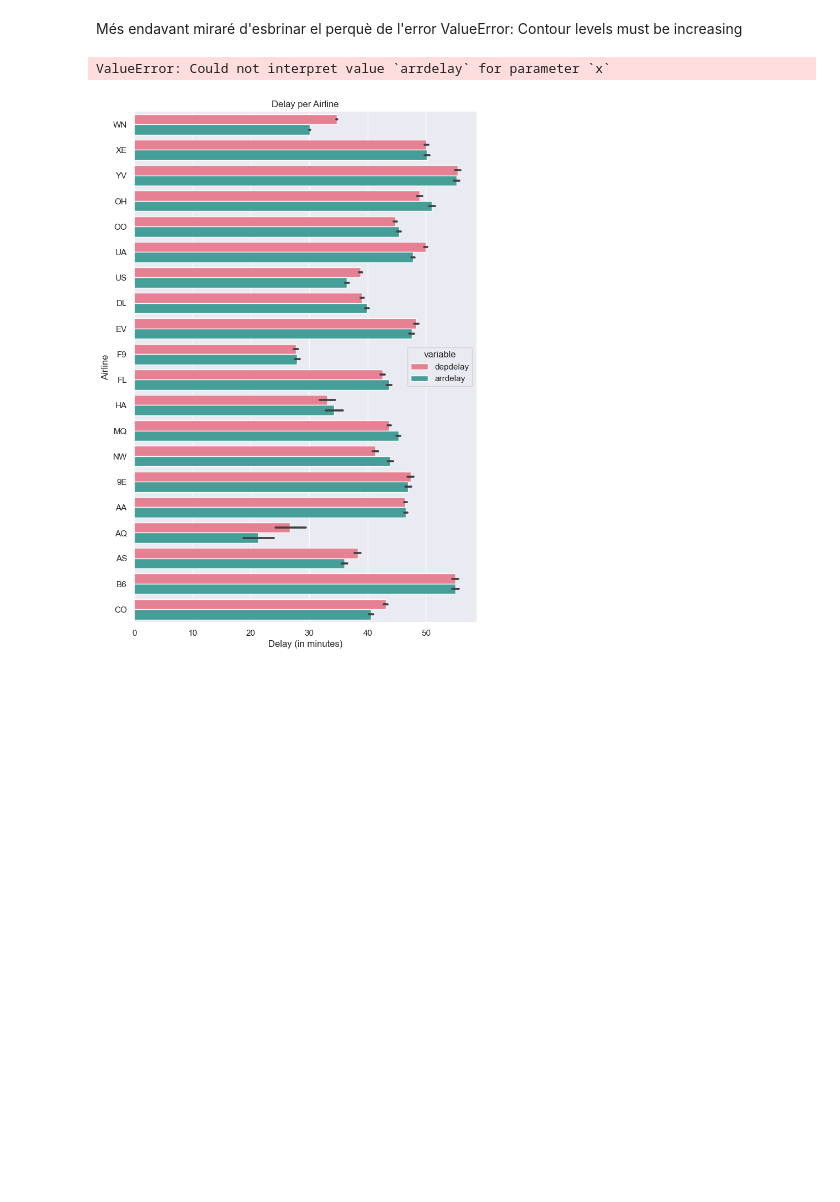
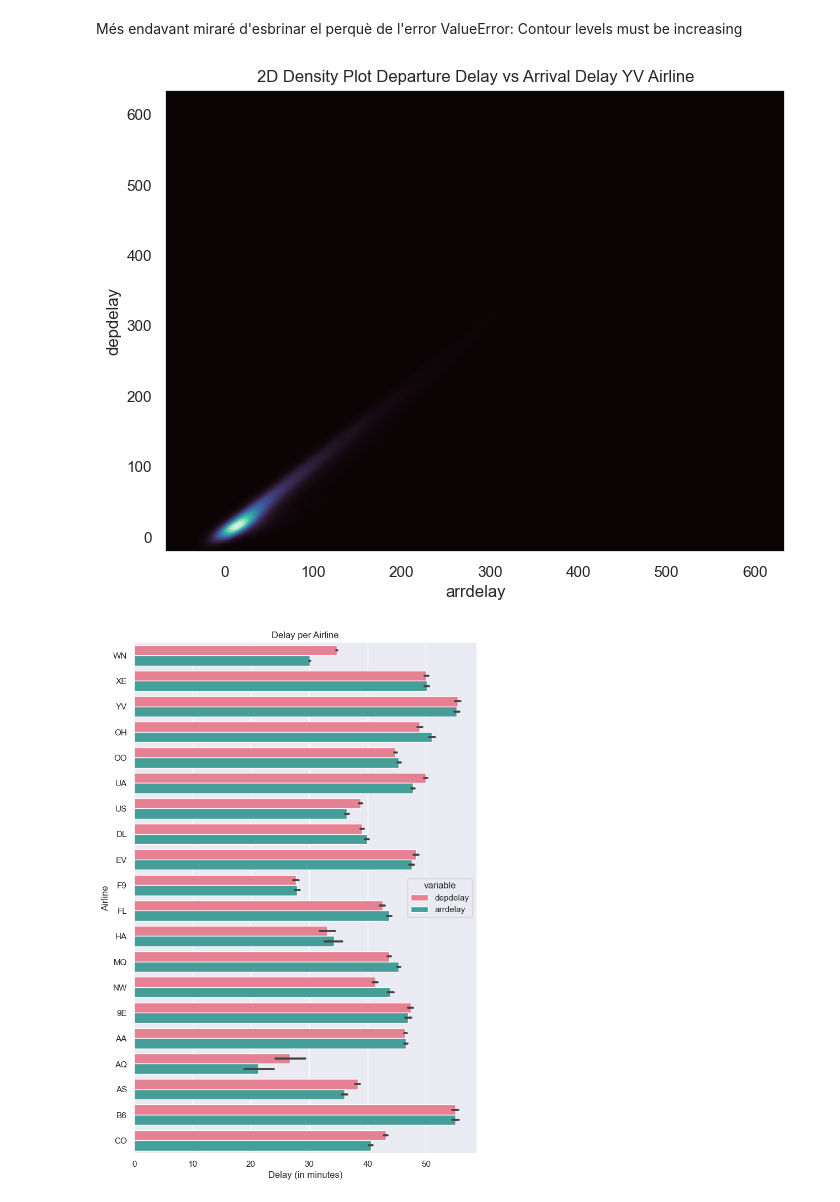
Before and after one commit to Yms002/Ejercicios, a Jupyter notebook: S04_T01/S04_T01 - Visualització gràfica d'un dataset.ipynb, the cells around one changed output. Drawn from its saved outputs; the diff is of its cells as text; code cells hidden in the pictures; blank space fills up the shorter version.

```diff
--- a/S04_T01/S04_T01 - Visualització gràfica d'un dataset.ipynb
+++ b/S04_T01/S04_T01 - Visualització gràfica d'un dataset.ipynb
@@ -585,13 +584,14 @@ delay_df_short[['ArrDelay', 'DepDelay']].tail(10)
 # %% [markdown]
 Més endavant miraré d'esbrinar el perquè de l'error ValueError: Contour levels must be increasing
 # %%
-fig7 = sns.kdeplot(data = delay_df_short.head(10859), #amb delay_df_short(10000) funciona "ràpid", amb delay_df_wn, ValueError
+fig7 = sns.kdeplot(data = delay_df_yv,#short.head(10859), #amb delay_df_short(10000) funciona "ràpid", amb delay_df_wn, ValueError
             x = "arrdelay", y = "depdelay",
             fill=True, thresh=0, levels = 100, cmap="mako")
+plt.title('2D Density Plot Departure Delay vs Arrival Delay YV Airline')
 plt.show()
-fig7.figure.savefig(r'Plots\13_2DDensity_Plot_df_short.png')
+fig7.figure.savefig(r'Plots\13_2DDensity_Plot_YV_Airline.png')
 # %% [output]
-ValueError: Could not interpret value `arrdelay` for parameter `x`
+[figure, added]
 # %%
 #Tres variables (ArrDelay, DepDelay i UniqueCarrier). Farem servir un Barplot horitzontal!
 # fem servir pd.melt per "separar" entre depdelay i arrdelay, i poder fer-los servir com a "hue"
```
Also changed, not shown: parts of 2 cells of this notebook, 7 other files.
